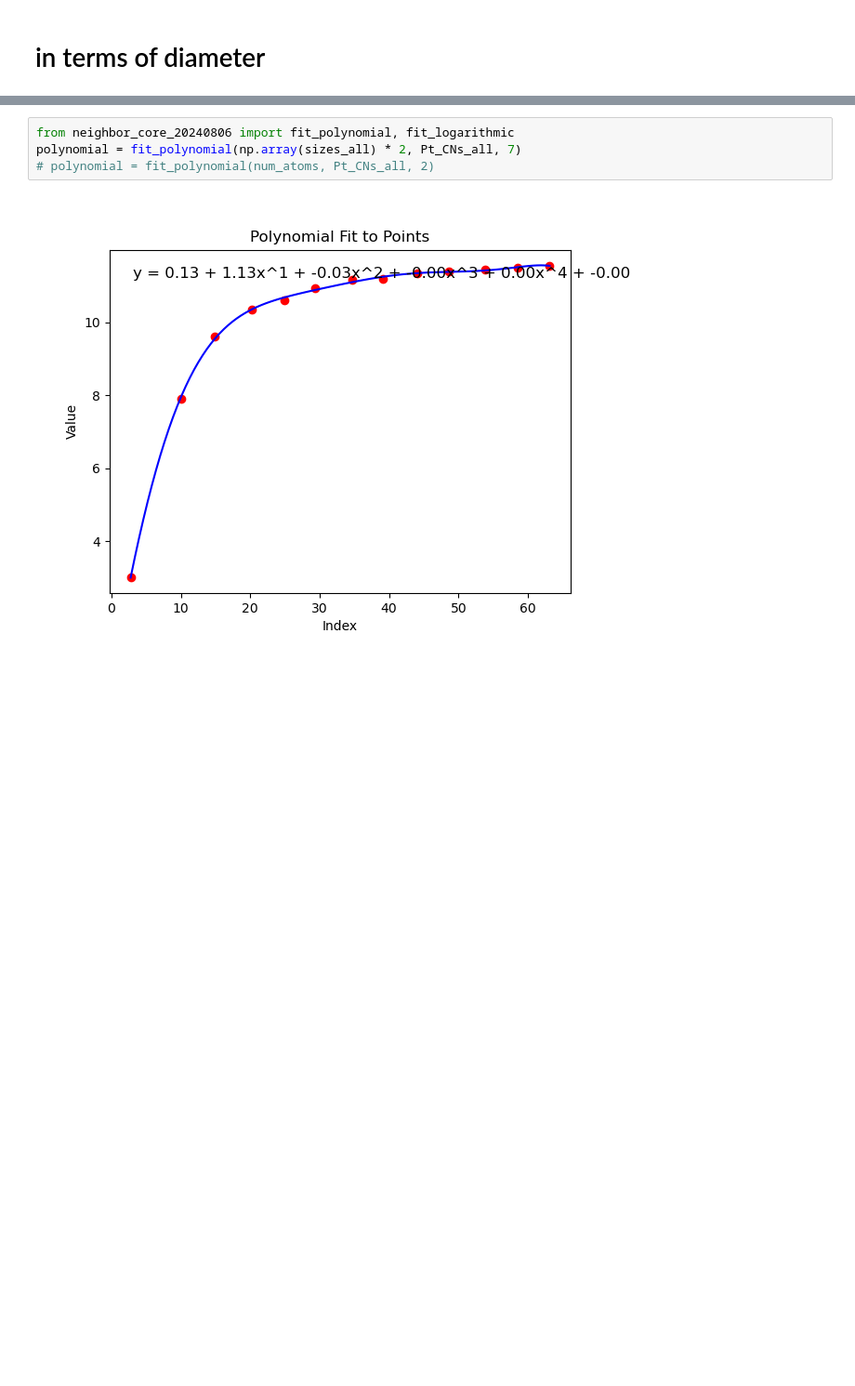
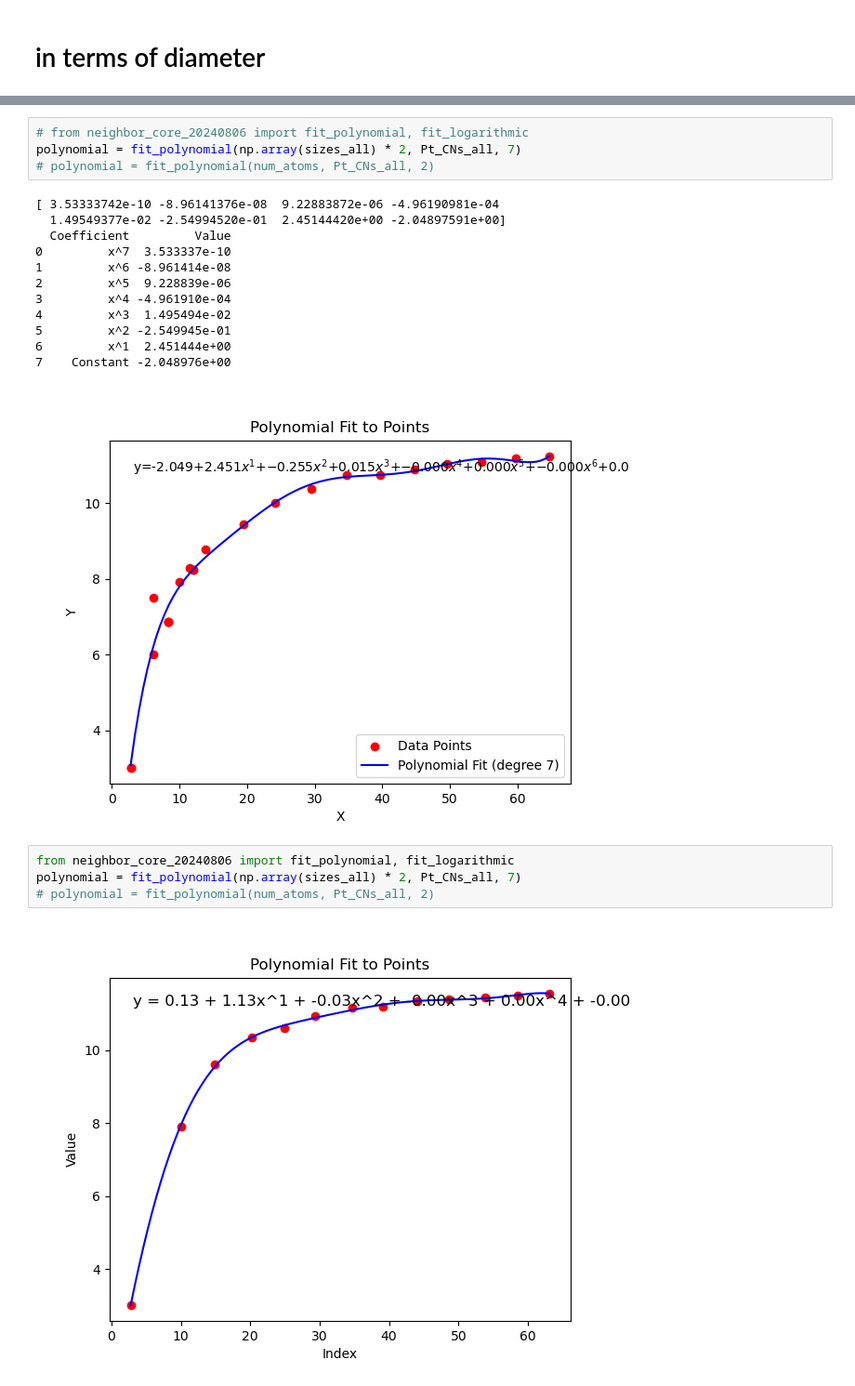
Before and after one commit to Cathyhjj/neighbor, a Jupyter notebook: 20240806_simple_example.ipynb, the cells around one changed output, grey strips where cells are left out. Shown at 93% size. Saved outputs shown, nothing was run; the diff lists cells and outputs as text; blank space fills up the shorter version.

```diff
--- a/20240806_simple_example.ipynb
+++ b/20240806_simple_example.ipynb
@@ -205,3 +321,20 @@ Coordination numbers around 2.774 Å for Pt-Pt
+# %%
+# from neighbor_core_20240806 import fit_polynomial, fit_logarithmic
+polynomial = fit_polynomial(np.array(sizes_all) * 2, Pt_CNs_all, 7)
+# polynomial = fit_polynomial(num_atoms, Pt_CNs_all, 2)
+# %% [output]
+[ 3.53333742e-10 -8.96141376e-08  9.22883872e-06 -4.96190981e-04
+  1.49549377e-02 -2.54994520e-01  2.45144420e+00 -2.04897591e+00]
+  Coefficient         Value
+0         x^7  3.533337e-10
+1         x^6 -8.961414e-08
+2         x^5  9.228839e-06
+3         x^4 -4.961910e-04
+4         x^3  1.495494e-02
+5         x^2 -2.549945e-01
+6         x^1  2.451444e+00
+7    Constant -2.048976e+00
+[figure, added]
 # %%
 from neighbor_core_20240806 import fit_polynomial, fit_logarithmic
 polynomial = fit_polynomial(np.array(sizes_all) * 2, Pt_CNs_all, 7)
```
Also changed, not shown: parts of 13 cells of this notebook.
